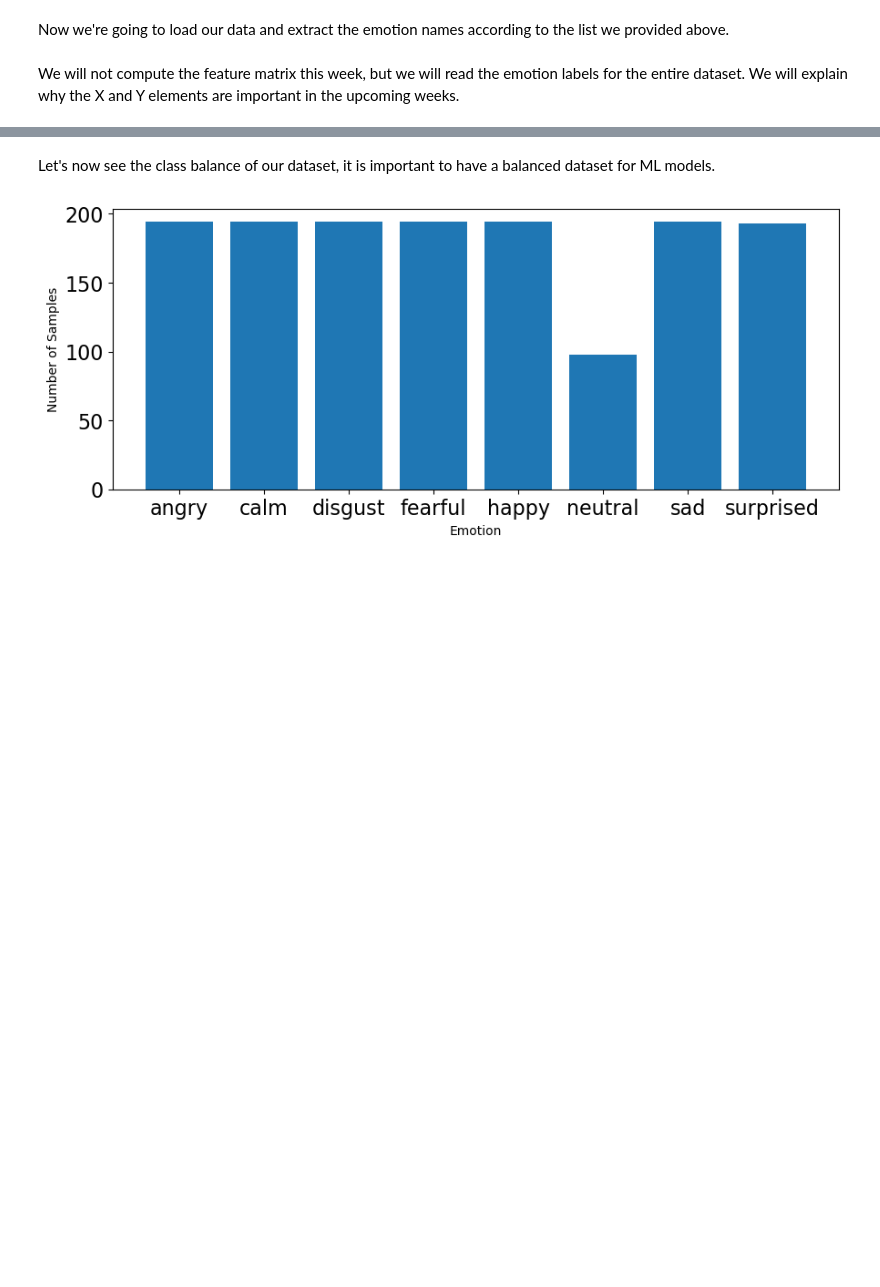
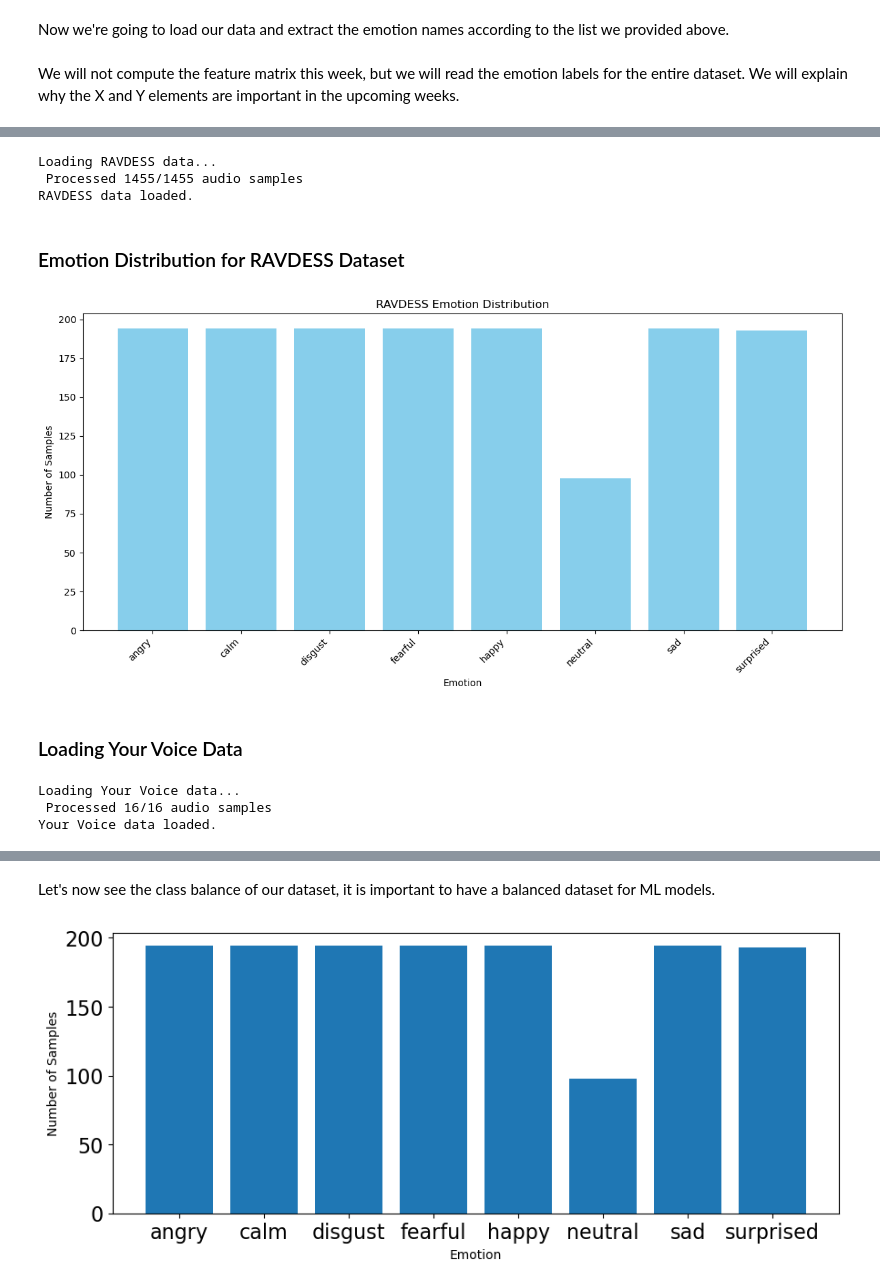
Before and after one commit to sherleen-13/Week1-Intro-to-Python, a Jupyter notebook: Week 2.ipynb, the cells around one changed output, grey strips where cells are left out. Drawn from its saved outputs; the diff is of its cells as text; code cells hidden in the pictures; blank space fills up the shorter version.

```diff
--- a/Week 2.ipynb
+++ b/Week 2.ipynb
@@ -725,0 +724,39 @@ def load_data(data_pattern):
+# %%
+print('Loading RAVDESS data...')
+features_ravdess, emotions_ravdess = load_data("Downloads/Audio Data/Actor_*/*.wav")
+print('\nRAVDESS data loaded.')
+# %% [output]
+Loading RAVDESS data...
+ Processed 1455/1455 audio samples
+RAVDESS data loaded.
+# %% [markdown]
+### Emotion Distribution for RAVDESS Dataset
+# %%
+# Plot emotions for RAVDESS
+if len(emotions_ravdess) > 0:
+    plt.figure(figsize=(12, 6))
+    emotion_list_ravdess, count_ravdess = np.unique(emotions_ravdess, return_counts=True)
+    plt.bar(x=emotion_list_ravdess, height=count_ravdess, color='skyblue')
+    plt.title('RAVDESS Emotion Distribution')
+    plt.xlabel('Emotion')
+    plt.ylabel('Number of Samples')
+    plt.xticks(rotation=45, ha='right')
+    plt.tight_layout()
+    plt.show()
+else:
+    print("No RAVDESS emotions data available to plot. Please check the data loading step.")
+# %% [output]
+[figure, added]
+# %% [markdown]
+### Loading Your Voice Data
+# %%
+print('Loading Your Voice data...')
+# IMPORTANT: Adjust the data_pattern below to match the path where you uploaded your own voice data.
+# For example, if you put your files in 'Downloads/Audio Data/MyVoiceActor_01/*.wav'
+# change the pattern accordingly.
+features_your_voice, emotions_your_voice = load_data("Downloads/Audio Data/Actor_25/*.wav") # Corrected pattern
+print('\nYour Voice data loaded.')
+# %% [output]
+Loading Your Voice data...
+ Processed 16/16 audio samples
+Your Voice data loaded.
```
Also changed, not shown: parts of 7 cells of this notebook.
